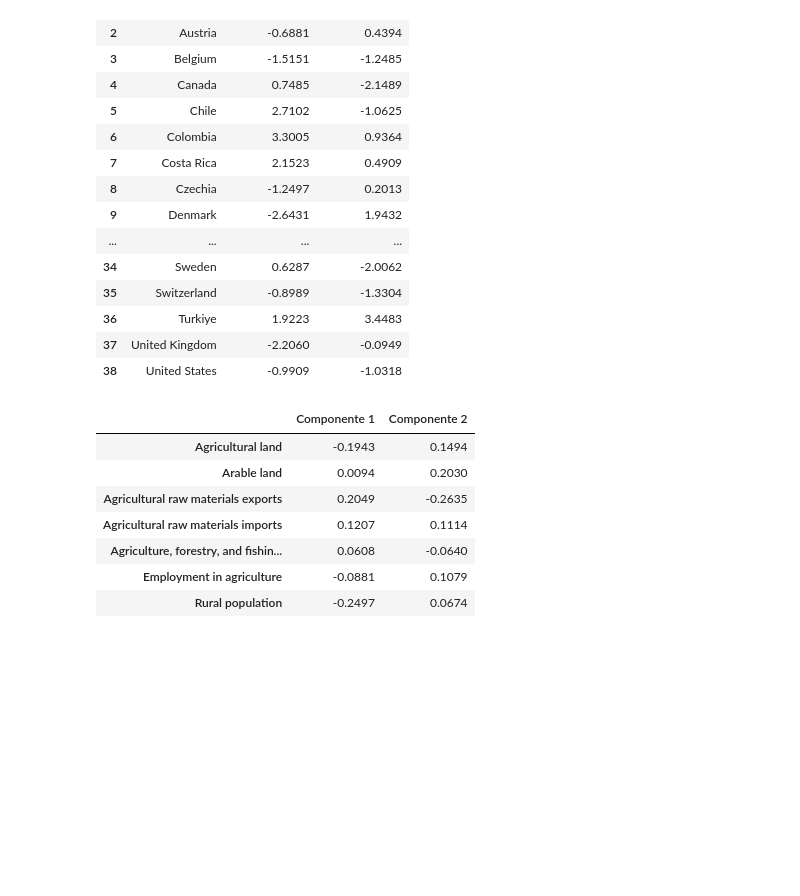
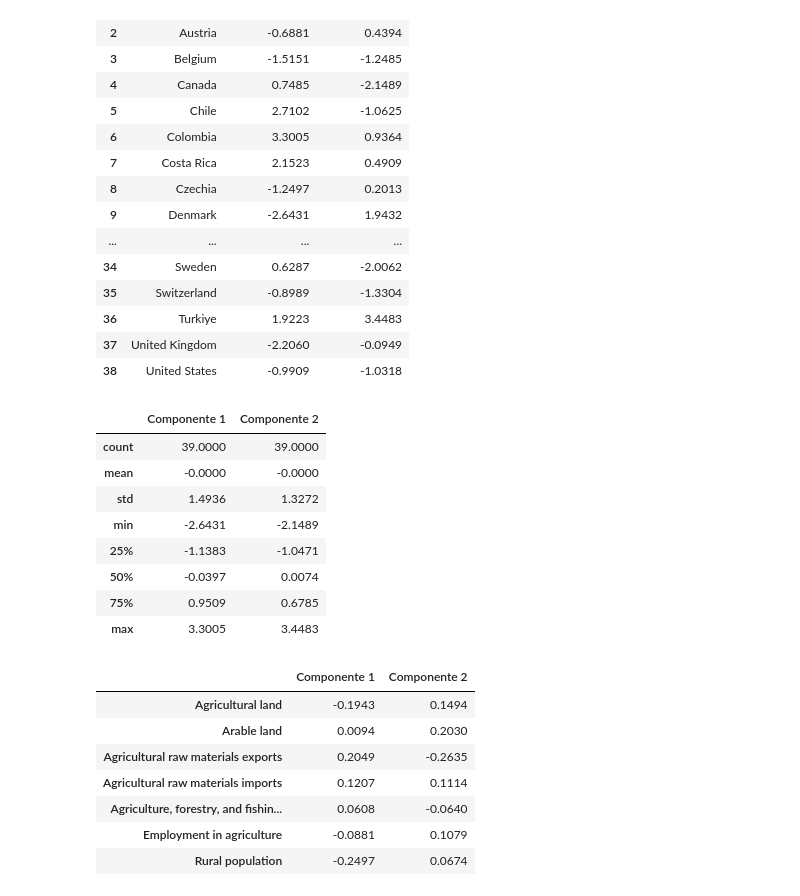
Before and after one commit to DavidGuzzi/MECMT04, a Jupyter notebook: AEM_dignani_guzzi.ipynb, the cells around one changed output. Drawn from its saved outputs; the diff is of its cells as text; code cells hidden in the pictures; blank space fills up the shorter version.

```diff
--- a/AEM_dignani_guzzi.ipynb
+++ b/AEM_dignani_guzzi.ipynb
@@ -405,6 +405,28 @@ componentes
 | 36 | Turkiye | 1.9223 | 3.4483 |
 | 37 | United Kingdom | -2.2060 | -0.0949 |
 | 38 | United States | -0.9909 | -1.0318 |
+# %%
+#Estadísticas descriptivas (para todos los países). Obs: Siempre se considerarán medidas muestrales.
+desc_pca = componentes.describe()
+cv_pca = pd.DataFrame(componentes.std() / componentes.mean()).T
+cv_pca.index = ['cv']
+kurt_pca = pd.DataFrame(componentes.kurt()).T
+kurt_pca.index = ['kurt']
+skew_pca = pd.DataFrame(componentes.skew()).T
+skew_pca.index = ['skew']
+desc_pca = pd.concat([desc_pca, cv_pca, kurt_pca, skew_pca], axis=0).reset_index()
+desc_pca = desc.rename(columns = {'index': 'Medida'}) #Ver si corresponde nombre 'Estadístico'
+desc_pca
+# %% [output]
+|  | Componente 1 | Componente 2 |
+| count | 39.0000 | 39.0000 |
+| mean | -0.0000 | -0.0000 |
+| std | 1.4936 | 1.3272 |
+| min | -2.6431 | -2.1489 |
+| 25% | -1.1383 | -1.0471 |
+| 50% | -0.0397 | 0.0074 |
+| 75% | 0.9509 | 0.6785 |
+| max | 3.3005 | 3.4483 |
 # %%
 #Correlación entre primeros 2 componentes y variables de matriz de datos
 cor_pca_variables = pd.concat([df.iloc[:, 2:], componentes.iloc[:,1:]], axis=1).corr().iloc[:-2, -2:]
```
Also changed, not shown: parts of 2 cells of this notebook, 2 other files.
